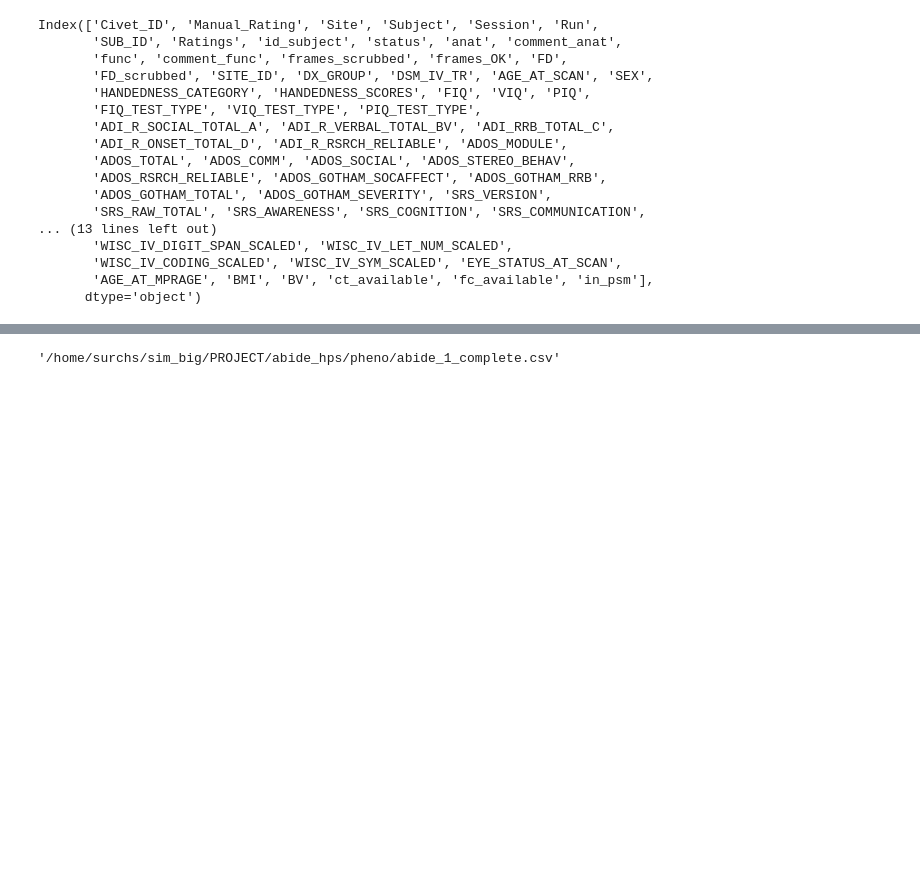
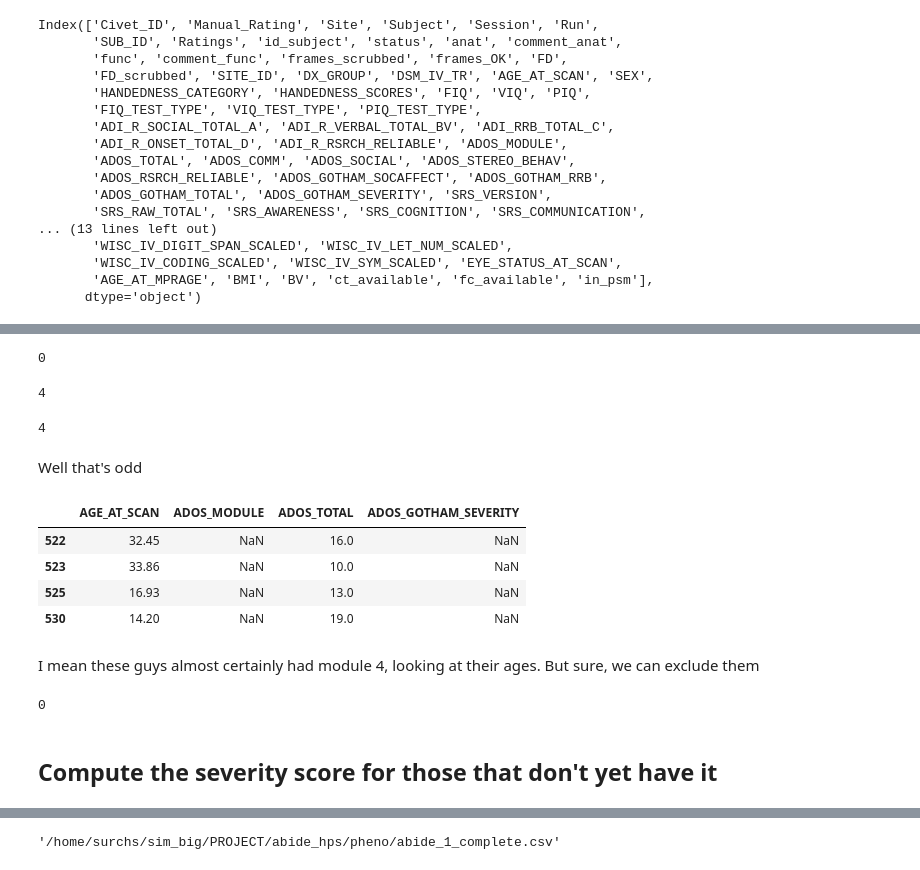
Before and after one commit to surchs/ABIDE_HPS, a Jupyter notebook: Preparation/merge_pheno.ipynb, the cells around one changed output, grey strips where cells are left out. Cells and saved outputs as stored; diff of their text form; code cells hidden in the pictures; blank space fills up the shorter version.

```diff
--- a/Preparation/merge_pheno.ipynb
+++ b/Preparation/merge_pheno.ipynb
@@ -215,0 +236,2 @@ Index(['Civet_ID', 'Manual_Rating', 'Site', 'Subject', 'Session', 'Run',
+# %%
+a1_full.replace({col:{-9999:None} for col in a1_full.columns}, inplace=True)
@@ -215,0 +247,36 @@ Index(['Civet_ID', 'Manual_Rating', 'Site', 'Subject', 'Session', 'Run',
+# %%
+# Anyone with ADOS subscales but not total?
+np.sum((~a1_full.ADOS_SOCIAL.isnull() | ~a1_full.ADOS_COMM.isnull()) & a1_full.ADOS_TOTAL.isnull())
+# %% [output]
+0
+# %%
+# Anyone with ADOS total but no module information
+np.sum(~a1_full.ADOS_TOTAL.isnull() & a1_full.ADOS_MODULE.isnull())
+# %% [output]
+4
+# %%
+# Of those without Gotham severity?
+np.sum((~a1_full.ADOS_TOTAL.isnull() & a1_full.ADOS_MODULE.isnull()) & a1_full.ADOS_GOTHAM_SEVERITY.isnull())
+# %% [output]
+4
+# %% [markdown]
+Well that's odd
+# %%
+weird = (~a1_full.ADOS_TOTAL.isnull() & a1_full.ADOS_MODULE.isnull()) & a1_full.ADOS_GOTHAM_SEVERITY.isnull()
+# %%
+a1_full[weird][['AGE_AT_SCAN', 'ADOS_MODULE', 'ADOS_TOTAL', 'ADOS_GOTHAM_SEVERITY']]
+# %% [output]
+|  | AGE_AT_SCAN | ADOS_MODULE | ADOS_TOTAL | ADOS_GOTHAM_SEVERITY |
+| 522 | 32.45 | NaN | 16.0 | NaN |
+| 523 | 33.86 | NaN | 10.0 | NaN |
+| 525 | 16.93 | NaN | 13.0 | NaN |
+| 530 | 14.20 | NaN | 19.0 | NaN |
+# %% [markdown]
+I mean these guys almost certainly had module 4, looking at their ages. But sure, we can exclude them
+# %%
+# Anyone with Gotham total but not severity?
+np.sum(~a1_full.ADOS_GOTHAM_TOTAL.isnull() & a1_full.ADOS_GOTHAM_SEVERITY.isnull())
+# %% [output]
+0
+# %% [markdown]
+## Compute the severity score for those that don't yet have it
```
Also changed, not shown: parts of 10 cells of this notebook, 5 other files.
